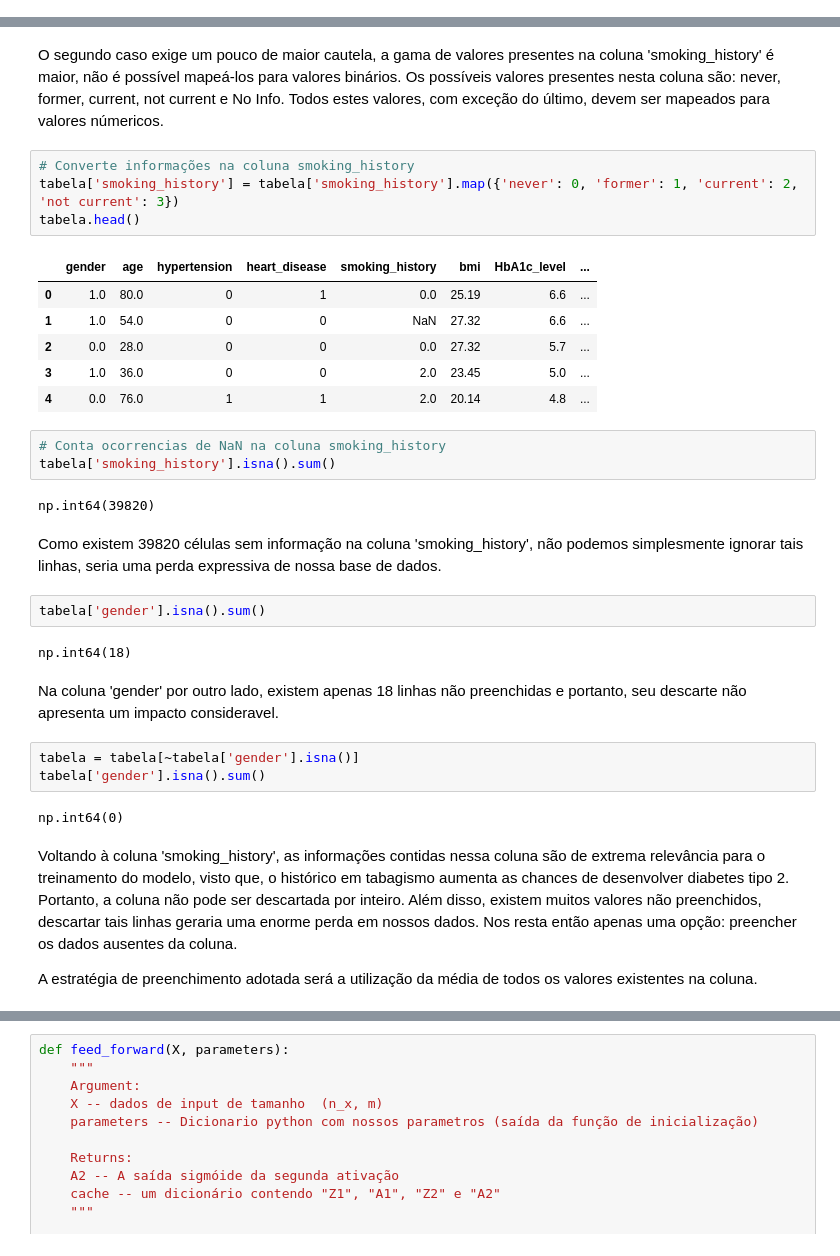
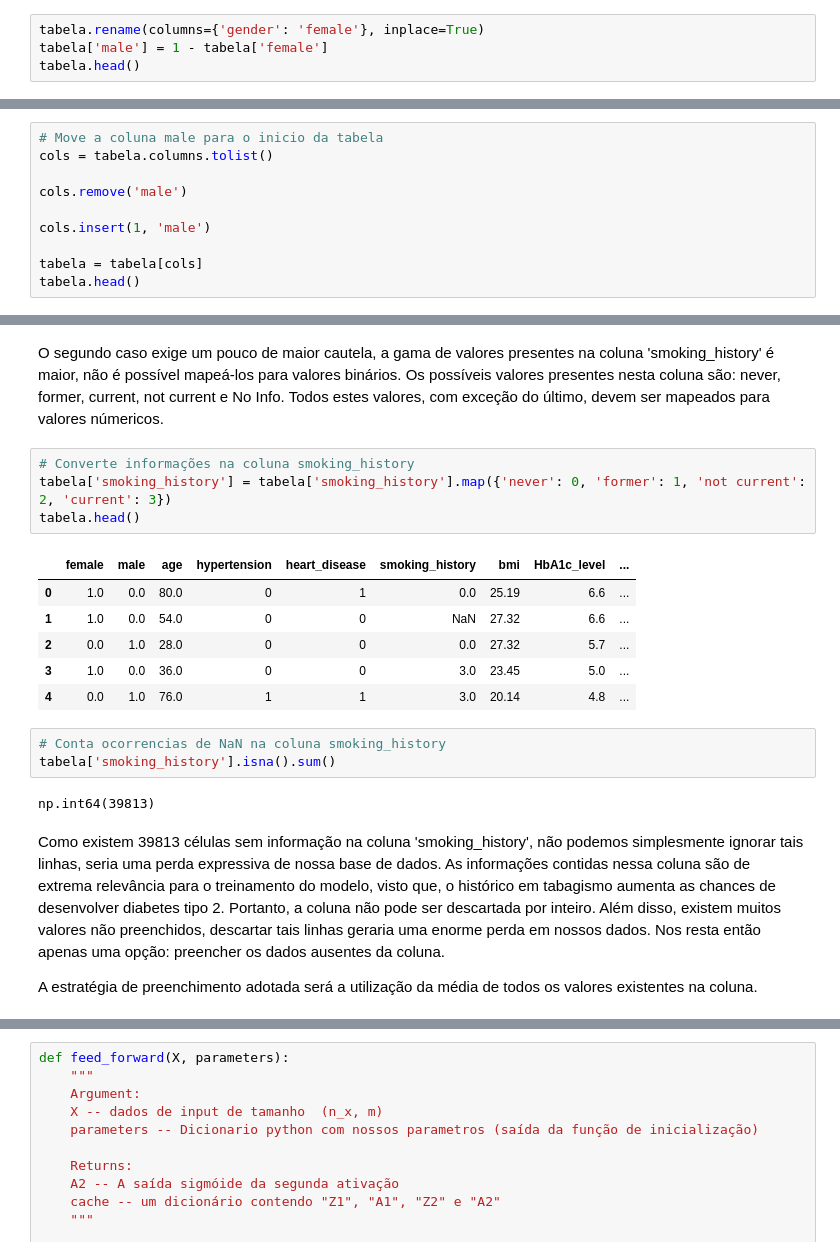
Before and after one commit to rianferreiralcs/Trabalho_Rede_Neural, a Jupyter notebook: Trabalho_A3_Marco.ipynb, the cells around one changed output, grey strips where cells are left out. Saved outputs shown, nothing was run; the diff lists cells and outputs as text.

```diff
--- a/Trabalho_A3_Marco.ipynb
+++ b/Trabalho_A3_Marco.ipynb
@@ -31,0 +43,4 @@ tabela.head()
+# %%
+tabela.rename(columns={'gender': 'female'}, inplace=True)
+tabela['male'] = 1 - tabela['female']
+tabela.head()
@@ -31,0 +54,10 @@ tabela.head()
+# %%
+# Move a coluna male para o inicio da tabela
+cols = tabela.columns.tolist()
+
+cols.remove('male')
+
+cols.insert(1, 'male')
+
+tabela = tabela[cols]
+tabela.head()
@@ -35,35 +74,22 @@ Os possíveis valores presentes nesta coluna são: never, former, current, not c
 Todos estes valores, com exceção do último, devem ser mapeados para valores númericos.
 # %%
 # Converte informações na coluna smoking_history
-tabela['smoking_history'] = tabela['smoking_history'].map({'never': 0, 'former': 1, 'current': 2, 'not current': 3})
+tabela['smoking_history'] = tabela['smoking_history'].map({'never': 0, 'former': 1, 'not current': 2, 'current': 3})
 tabela.head()
 # %% [output]
-|  | gender | age | hypertension | heart_disease | smoking_history | bmi | HbA1c_level | ... |
-| 0 | 1.0 | 80.0 | 0 | 1 | 0.0 | 25.19 | 6.6 | ... |
-| 1 | 1.0 | 54.0 | 0 | 0 | NaN | 27.32 | 6.6 | ... |
-| 2 | 0.0 | 28.0 | 0 | 0 | 0.0 | 27.32 | 5.7 | ... |
-| 3 | 1.0 | 36.0 | 0 | 0 | 2.0 | 23.45 | 5.0 | ... |
-| 4 | 0.0 | 76.0 | 1 | 1 | 2.0 | 20.14 | 4.8 | ... |
+|  | female | male | age | hypertension | heart_disease | smoking_history | bmi | HbA1c_level | ... |
+| 0 | 1.0 | 0.0 | 80.0 | 0 | 1 | 0.0 | 25.19 | 6.6 | ... |
+| 1 | 1.0 | 0.0 | 54.0 | 0 | 0 | NaN | 27.32 | 6.6 | ... |
+| 2 | 0.0 | 1.0 | 28.0 | 0 | 0 | 0.0 | 27.32 | 5.7 | ... |
+| 3 | 1.0 | 0.0 | 36.0 | 0 | 0 | 3.0 | 23.45 | 5.0 | ... |
+| 4 | 0.0 | 1.0 | 76.0 | 1 | 1 | 3.0 | 20.14 | 4.8 | ... |
 # %%
 # Conta ocorrencias de NaN na coluna smoking_history
 tabela['smoking_history'].isna().sum()
 # %% [output]
-np.int64(39820)
+np.int64(39813)
 # %% [markdown]
-Como existem 39820 células sem informação na coluna 'smoking_history', não podemos simplesmente ignorar tais linhas, seria uma perda expressiva de nossa base de dados.
+Como existem 39813 células sem informação na coluna 'smoking_history', não podemos simplesmente ignorar tais linhas, seria uma perda expressiva de nossa base de dados. As informações contidas nessa coluna são de extrema relevância para o treinamento do modelo, visto que, o histórico em tabagismo aumenta as chances de desenvolver diabetes tipo 2. Portanto, a coluna não pode ser descartada por inteiro. Além disso, existem muitos valores não preenchidos, descartar tais linhas geraria uma enorme perda em nossos dados. Nos resta então apenas uma opção: preencher os dados ausentes da coluna.
+
+A estratégia de preenchimento adotada será a utilização da média de todos os valores existentes na coluna.
-# %%
-tabela['gender'].isna().sum()
-# %% [output]
-np.int64(18)
-# %% [markdown]
-Na coluna 'gender' por outro lado, existem apenas 18 linhas não preenchidas e portanto, seu descarte não apresenta um impacto consideravel.
-# %%
-tabela = tabela[~tabela['gender'].isna()]
-tabela['gender'].isna().sum()
-# %% [output]
-np.int64(0)
-# %% [markdown]
-Voltando à coluna 'smoking_history', as informações contidas nessa coluna são de extrema relevância para o treinamento do modelo, visto que, o histórico em tabagismo aumenta as chances de desenvolver diabetes tipo 2. Portanto, a coluna não pode ser descartada por inteiro. Além disso, existem muitos valores não preenchidos, descartar tais linhas geraria uma enorme perda em nossos dados. Nos resta então apenas uma opção: preencher os dados ausentes da coluna.
-
-A estratégia de preenchimento adotada será a utilização da média de todos os valores existentes na coluna.
 # %%
```
Also changed, not shown: parts of 15 cells of this notebook.
